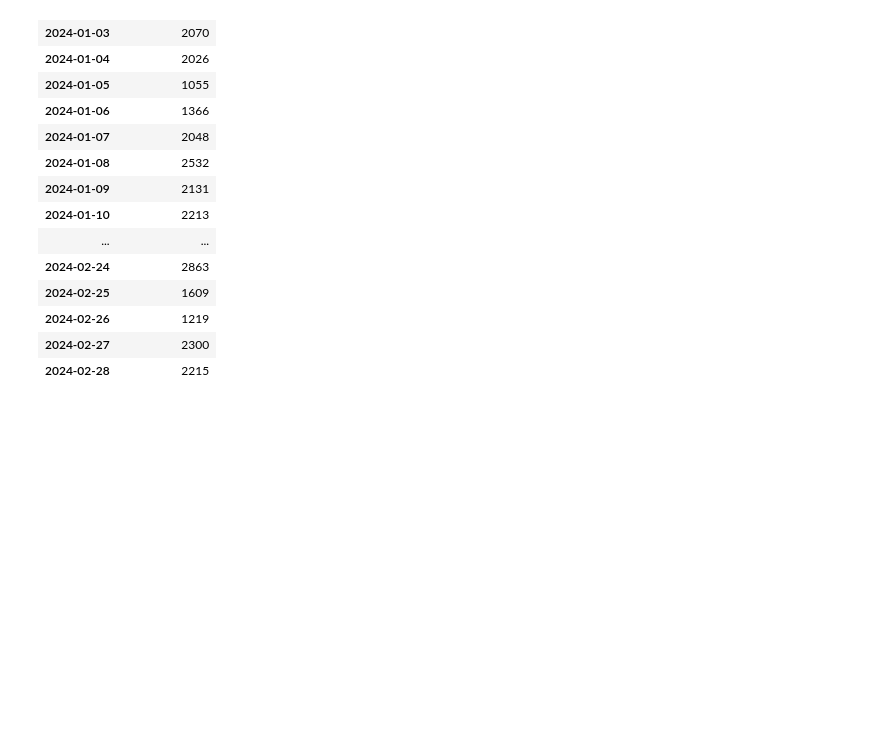
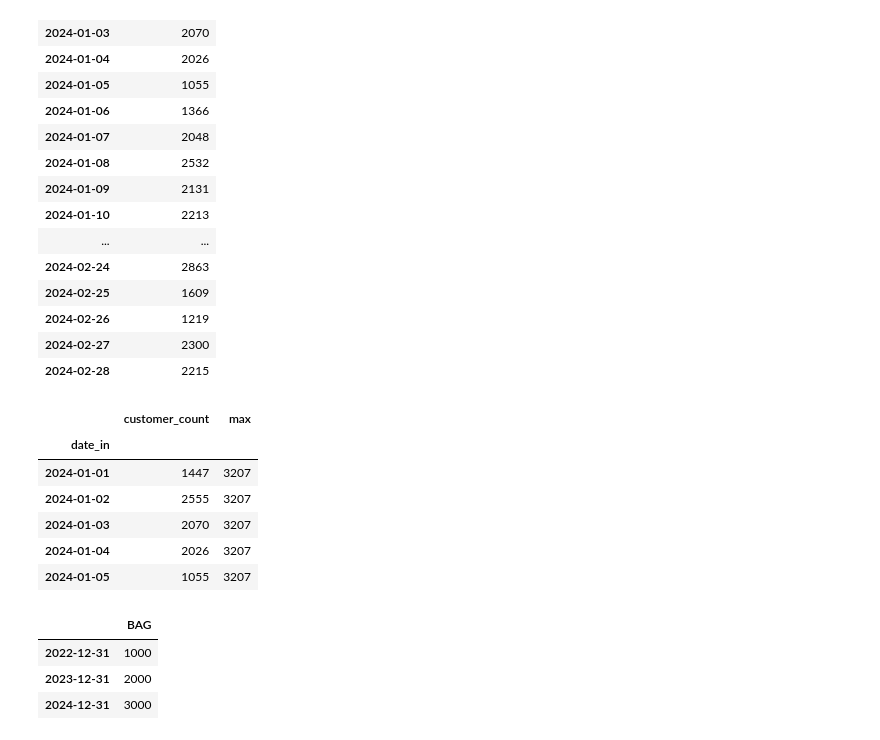
Before and after one commit to Data-Engineer-Course-Materials/big-data-02-2024, a Jupyter notebook: pandas_task_2.ipynb, the cells around one changed output. Cells and saved outputs as stored; diff of their text form; code cells hidden in the pictures; blank space fills up the shorter version.

```diff
--- a/pandas_task_2.ipynb
+++ b/pandas_task_2.ipynb
@@ -365,3 +365,25 @@ all_df
 | 2024-02-26 | 1219 |
 | 2024-02-27 | 2300 |
 | 2024-02-28 | 2215 |
+# %%
+year_month = all_df.groupby([lambda x: x.year, lambda x: x.month])
+all_df['max'] = year_month['customer_count'].transform(lambda x: x.max())
+all_df.head()
+# %% [output]
+|  | customer_count | max |
+| date_in |  |  |
+| 2024-01-01 | 1447 | 3207 |
+| 2024-01-02 | 2555 | 3207 |
+| 2024-01-03 | 2070 | 3207 |
+| 2024-01-04 | 2026 | 3207 |
+| 2024-01-05 | 1055 | 3207 |
+# %%
+data = [1000, 2000, 3000]
+idx = pd.date_range(start='2022-01-01', end= '2025-01-01', freq='A')
+BAG = pd.DataFrame(data, index=idx, columns=['BAG'])
+BAG
+# %% [output]
+|  | BAG |
+| 2022-12-31 | 1000 |
+| 2023-12-31 | 2000 |
+| 2024-12-31 | 3000 |
```
Also changed, not shown: parts of 1 cell of this notebook.
